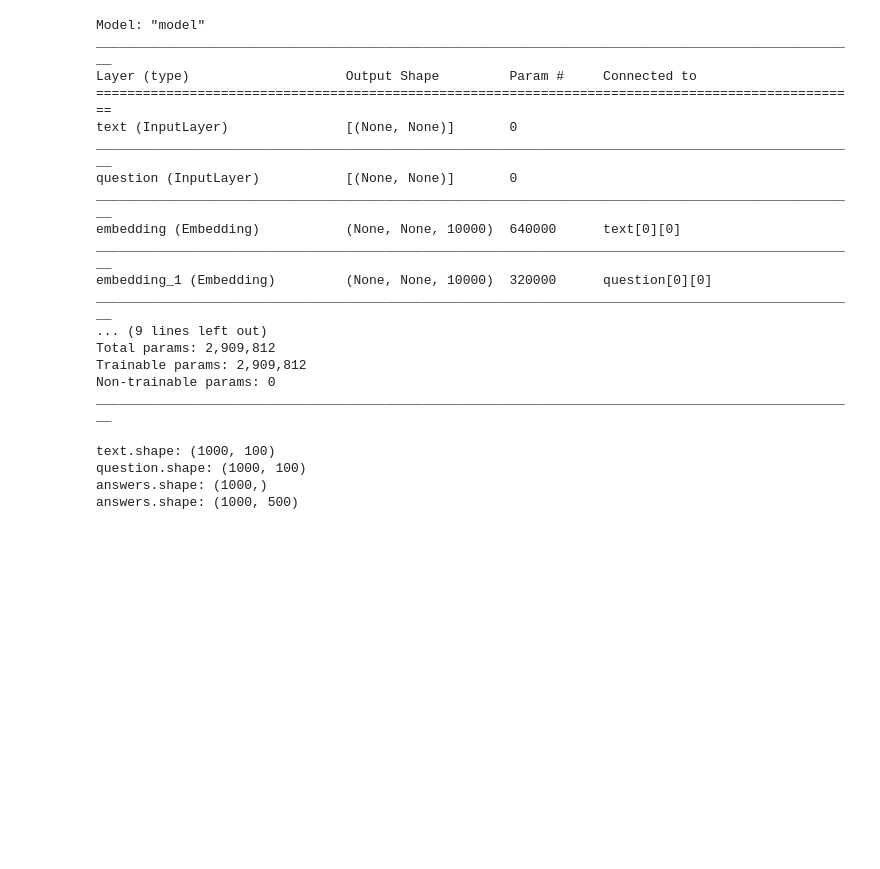
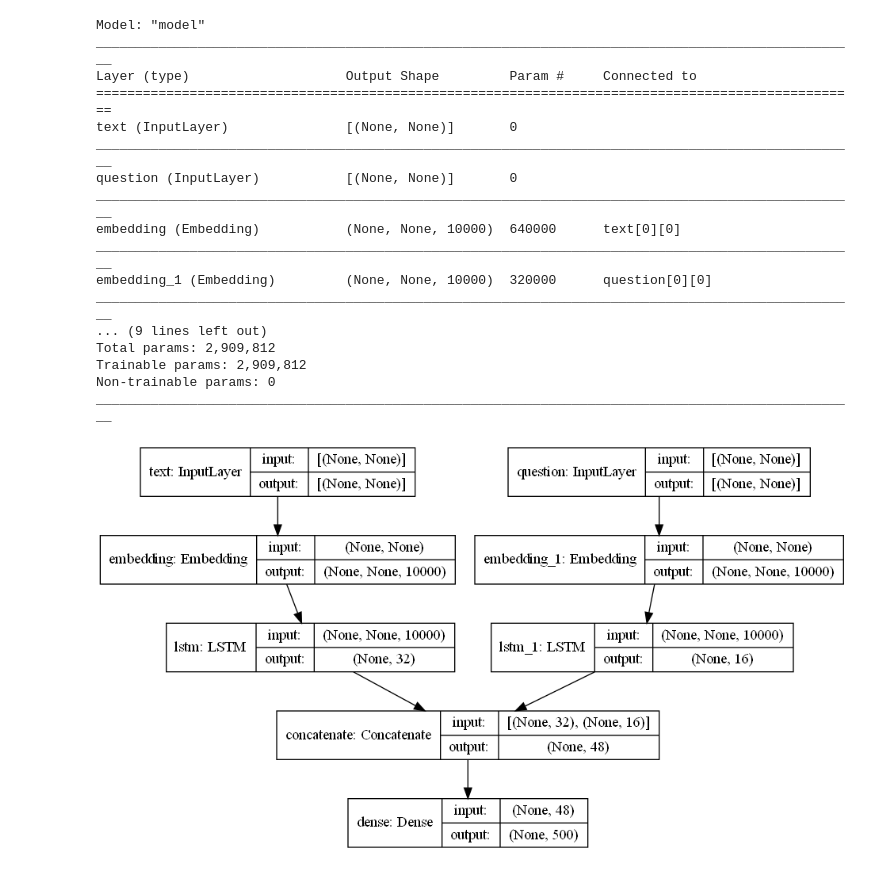
Before and after one commit to meticulousdev/Keras, a Jupyter notebook: code/chap07/muti_input_model.ipynb, the cells around one changed output. Drawn from its saved outputs; the diff is of its cells as text; code cells hidden in the pictures; blank space fills up the shorter version.

```diff
--- a/code/chap07/muti_input_model.ipynb
+++ b/code/chap07/muti_input_model.ipynb
@@ -87,4 +80,8 @@ Non-trainable params: 0
 __________________________________________________________________________________________________
 # %%
 model.compile(optimizer='rmsprop', loss='categorical_crossentropy', metrics=['acc'])
+# %%
+plot_model(model, to_file='multi_input_model.png', show_shapes=True)
+# %% [output]
+[figure, added]
 # %%
@@ -93,18 +90,13 @@ max_length = 100
 # %%
-text = np.random.randint(1, text_vocabulary_size, size=(num_samples, max_length))
-question = np.random.randint(1, question_vocabulary_size, size=(num_samples, max_length))
-answers = np.random.randint(0, answer_vocabulary_size, size=num_samples)
-print(f"text.shape: {text.shape}")
-print(f"question.shape: {question.shape}")
-print(f"answers.shape: {answers.shape}")
+# text = np.random.randint(1, text_vocabulary_size, size=(num_samples, max_length))
+# question = np.random.randint(1, question_vocabulary_size, size=(num_samples, max_length))
+# answers = np.random.randint(0, answer_vocabulary_size, size=num_samples)
+# print(f"text.shape: {text.shape}")
+# print(f"question.shape: {question.shape}")
+# print(f"answers.shape: {answers.shape}")
 
-answers = to_categorical(answers)
-print(f"answers.shape: {answers.shape}")
+# answers = to_categorical(answers)
+# print(f"answers.shape: {answers.shape}")
-# %% [output]
-text.shape: (1000, 100)
-question.shape: (1000, 100)
-answers.shape: (1000,)
-answers.shape: (1000, 500)
 # %%
 # model.fit([text, question], answers, epochs=10, batch_size=128)
 # model.fit({'text': text, 'question': question}, answers, epochs=10, batch_size=128)
```
Also changed, not shown: parts of 4 cells of this notebook, 3 other files.
